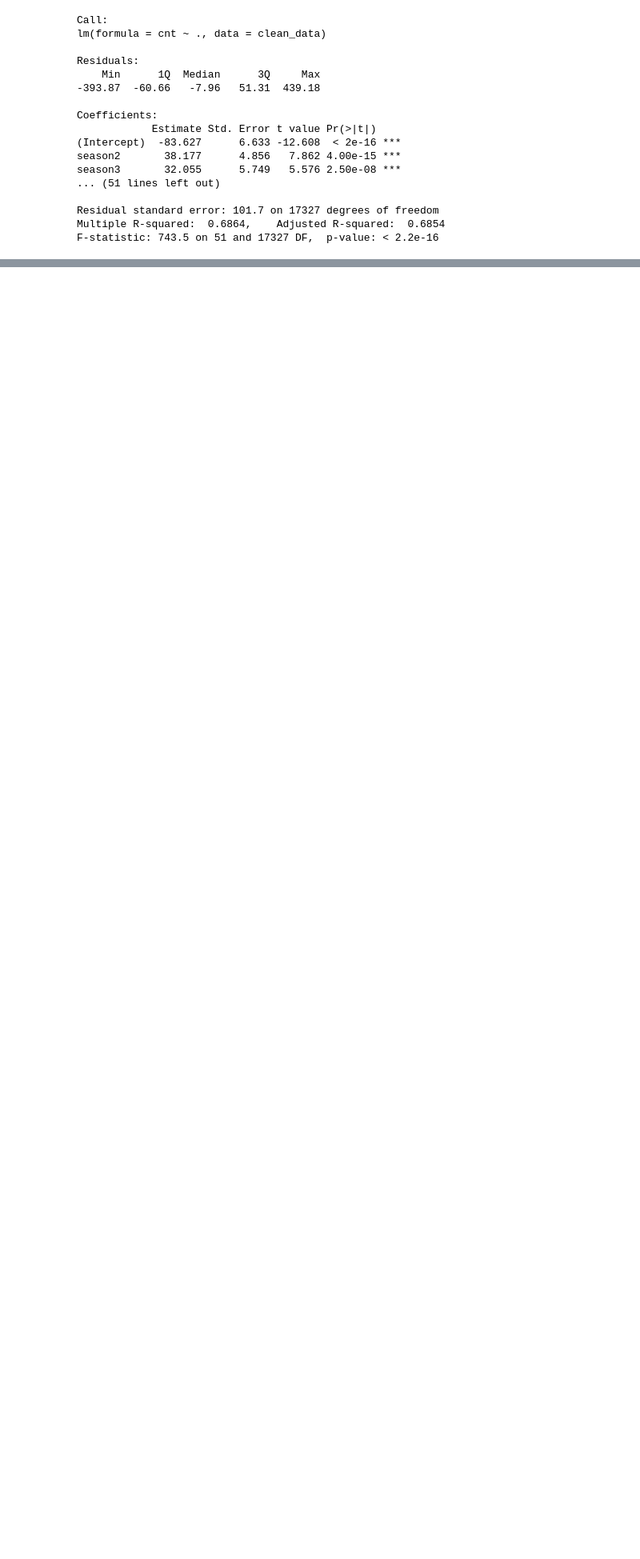
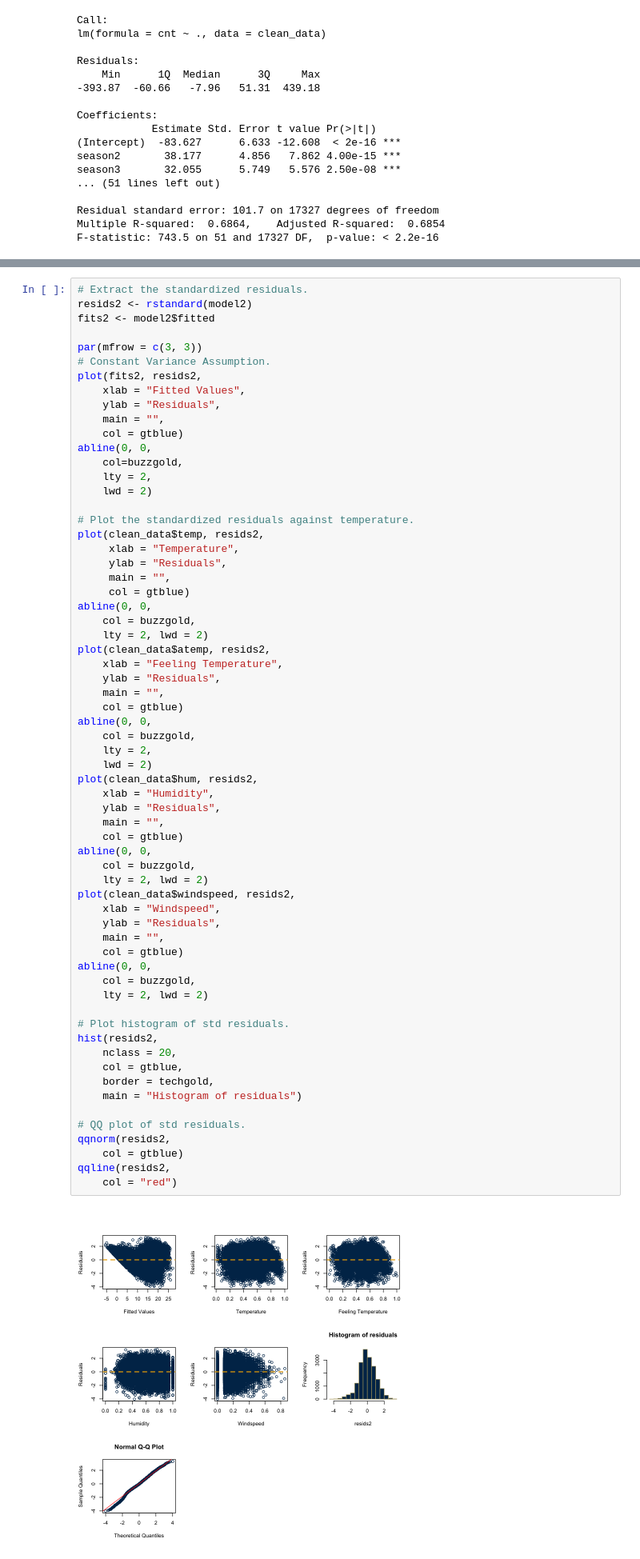
Before and after one commit to Ken-Huh/sat-exam, a Jupyter notebook: Untitled.ipynb, the cells around one changed output, grey strips where cells are left out. Shown at 80% size. Drawn from its saved outputs; the diff is of its cells as text; blank space fills up the shorter version.

```diff
--- a/Untitled.ipynb
+++ b/Untitled.ipynb
@@ -214,0 +300,66 @@ abline(0, 0,
+# %%
+# Extract the standardized residuals.
+resids2 <- rstandard(model2)
+fits2 <- model2$fitted
+
+par(mfrow = c(3, 3))
+# Constant Variance Assumption.
+plot(fits2, resids2,
+    xlab = "Fitted Values",
+    ylab = "Residuals",
+    main = "",
+    col = gtblue)
+abline(0, 0,
+    col=buzzgold,
+    lty = 2,
+    lwd = 2)
+
+# Plot the standardized residuals against temperature.
+plot(clean_data$temp, resids2,
+     xlab = "Temperature",
+     ylab = "Residuals",
+     main = "",
+     col = gtblue)
+abline(0, 0,
+    col = buzzgold,
+    lty = 2, lwd = 2)
+plot(clean_data$atemp, resids2,
+    xlab = "Feeling Temperature",
+    ylab = "Residuals",
+    main = "",
+    col = gtblue)
+abline(0, 0,
+    col = buzzgold,
+    lty = 2,
+    lwd = 2)
+plot(clean_data$hum, resids2,
+    xlab = "Humidity",
+    ylab = "Residuals",
+    main = "",
+    col = gtblue)
+abline(0, 0,
+    col = buzzgold,
+    lty = 2, lwd = 2)
+plot(clean_data$windspeed, resids2,
+    xlab = "Windspeed",
+    ylab = "Residuals",
+    main = "",
+    col = gtblue)
+abline(0, 0,
+    col = buzzgold,
+    lty = 2, lwd = 2)
+
+# Plot histogram of std residuals.
+hist(resids2,
+    nclass = 20,
+    col = gtblue,
+    border = techgold,
+    main = "Histogram of residuals")
+
+# QQ plot of std residuals.
+qqnorm(resids2,
+    col = gtblue)
+qqline(resids2,
+    col = "red")
+# %% [output]
+[figure, added]
```
Also changed, not shown: parts of 6 cells of this notebook, 15 other files.
